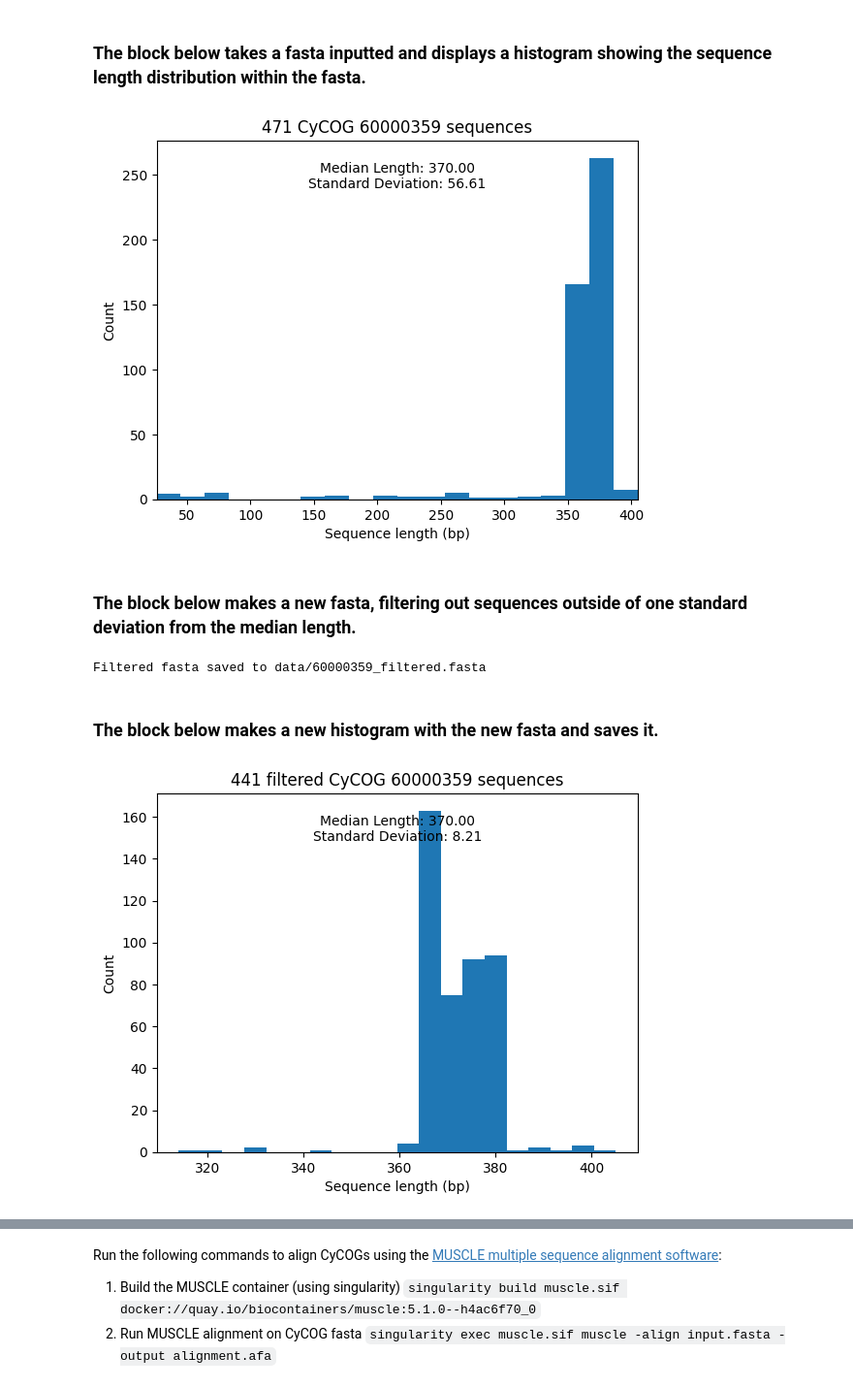
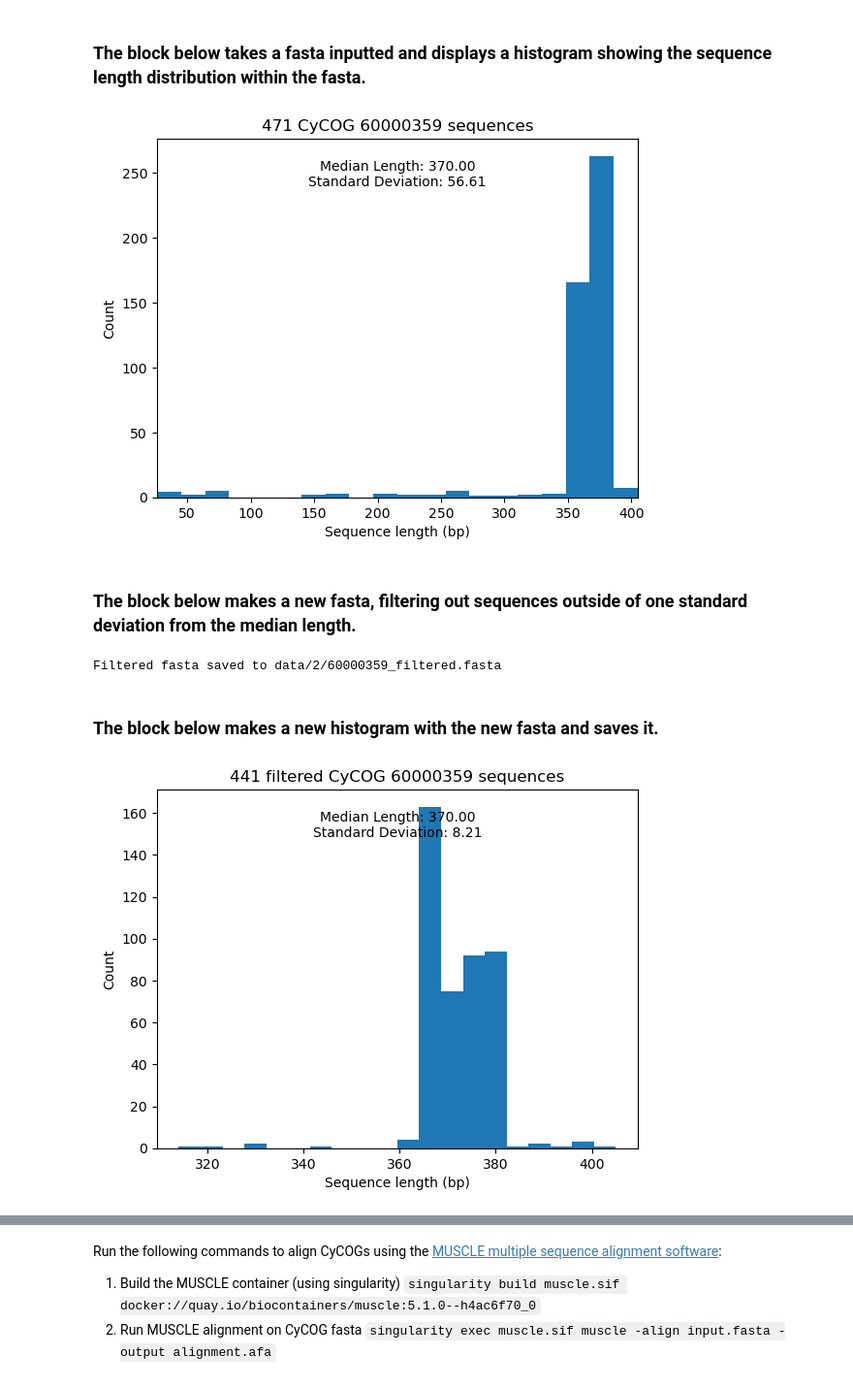
Before and after one commit to Jonahv11/cyano-serralysins, a Jupyter notebook: scripts/cycog-tree-tool/2-cycog_lengths/fasta_lengths.ipynb, the cells around one changed output, grey strips where cells are left out. Shown at 97% size. Saved outputs shown, nothing was run; the diff lists cells and outputs as text; code cells hidden in the pictures.

Commit message:
changing directories, almost done with cycog tree tool

```diff
--- a/scripts/cycog-tree-tool/2-cycog_lengths/fasta_lengths.ipynb
+++ b/scripts/cycog-tree-tool/2-cycog_lengths/fasta_lengths.ipynb
@@ -4,0 +16,34 @@ Work in progress. A fasta file with sequences within a gene cluster is needed fo
+# %%
+REFS = '../../../data/genomes/'
+CYCOGS = 'serralysin_cycog_references.csv'
+target_CYCOGS = ['60001830', '60001883', '60001888', '60002365']
+# %%
+for cycog in target_CYCOGS:
+    with open(CYCOGS) as cycogs_file:
+        for line in cycogs_file:
+            if cycog in line:
+                clade = line.split(',')[3].strip()
+                with open(f'data/{cycog}.txt', 'a') as output_file:
+                    output_file.write(f'{clade}\n')
+
+# Process sequences
+genomes = set(line.split(',')[5].strip() for line in open(CYCOGS).readlines()[1:])
+sequences_file = 'data/sequences.faa'
+
+with open(sequences_file, 'a') as sequences_faa:
+    for genome in genomes:
+        genome_file = os.path.join(REFS, genome, f'{genome}.genes.faa')
+        if os.path.exists(genome_file):
+            with open(genome_file) as genes_faa:
+                sequences_faa.write(genes_faa.read())
+
+# Process CYCOGS again for genes
+for cycog in target_CYCOGS:
+    with open(f'data/{cycog}.txt') as ids_file:
+        ids = set(ids_file.read().splitlines())
+
+    with open('data/sequences.faa') as sequences_faa, open(f'data/{cycog}.genes.faa', 'a') as output_file:
+        for seq in sequences_faa.read().split('>'):
+            seq_parts = seq.split('\n', 1)
+            if len(seq_parts) == 2 and seq_parts[0] in ids:
+                output_file.write(f'>{seq_parts[0]}\n{seq_parts[1]}\n')
@@ -14,6 +78,6 @@ import numpy as np
 # %%
 # this block is used to define variables to be used later
-fasta_file_path = "../1-get_cycog/data/CyCOG_60000359.RecA.faa"  # Add your FASTA file path here
+fasta_file_path = "data/1/CyCOG_60000359.RecA.faa"  # Add your FASTA file path here
 # tolerance will either be a chosen number of amino acids or based on the standard deviation of sequence length
 # tolerance = (0, 0)
 tolerance = "std"
@@ -52,7 +116,7 @@ plt.text(0.5, 0.9, f'Median Length: {median_length:.2f}\nStandard Deviation: {st
 
 plt.show()
 # %% [output]
-[figure, old version]
+[figure, new version]
 # %% [markdown]
 ### The block below makes a new fasta, filtering out sequences outside of one standard deviation from the median length.
 # %%
@@ -65,7 +129,7 @@ else:
     tol_high = tolerance[1]
 
 # Define output file path based on CyCOG number
-output_fasta_path = os.path.join("data", f"{cycog_number}_filtered.fasta")
+output_fasta_path = os.path.join("data/2", f"{cycog_number}_filtered.fasta")
 
 # Filter sequences based on one standard deviation from the median
 filtered_sequences = [seq for seq in sequences if len(seq) >= median_length - tol_low and len(seq) <= median_length + tol_high]
@@ -77,31 +141,31 @@ with open(output_fasta_path, "w") as output_file:
 
 print(f"Filtered fasta saved to {output_fasta_path}")
 # %% [output]
-Filtered fasta saved to data/60000359_filtered.fasta
+Filtered fasta saved to data/2/60000359_filtered.fasta
 # %% [markdown]
 ### The block below makes a new histogram with the new fasta and saves it.
 # %%
 # Calculate median and standard deviation
 sequence_lengths = np.array([len(seq) for seq in filtered_sequences])
 median_length = np.median(sequence_lengths)
 std_dev = np.std(sequence_lengths)
 
 # Plot histogram
 plt.hist(sequence_lengths, bins=20)
 plt.title(f"{len(sequence_lengths)} filtered CyCOG {cycog_number} sequences")
 plt.xlabel("Sequence length (bp)")
 plt.ylabel("Count")
 # plt.xlim((lower_lim,upper_lim)) #use this line if you want to use the first plot x axis range
 
 # Annotate median and standard deviation on the histogram
 plt.text(0.5, 0.9, f'Median Length: {median_length:.2f}\nStandard Deviation: {std_dev:.2f}',
            horizontalalignment='center', verticalalignment='center', transform=plt.gca().transAxes)
 
 # Save the histogram output inside the "data" directory
-output_histogram_path = os.path.join("data", f"{cycog_number}_hist.png")
+output_histogram_path = os.path.join("data/2", f"{cycog_number}_hist.png")
 plt.savefig(output_histogram_path, bbox_inches='tight')
 
 plt.show()
 # %% [output]
-[figure, old version]
+[figure, new version]
 # %% [markdown]
```
Also changed, not shown: parts of 26 cells of this notebook, 15 other files.
